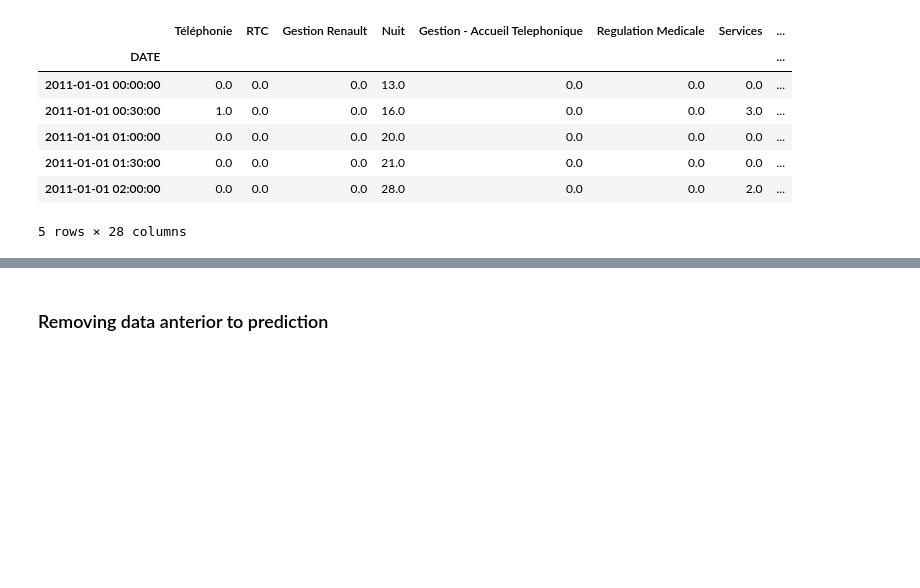
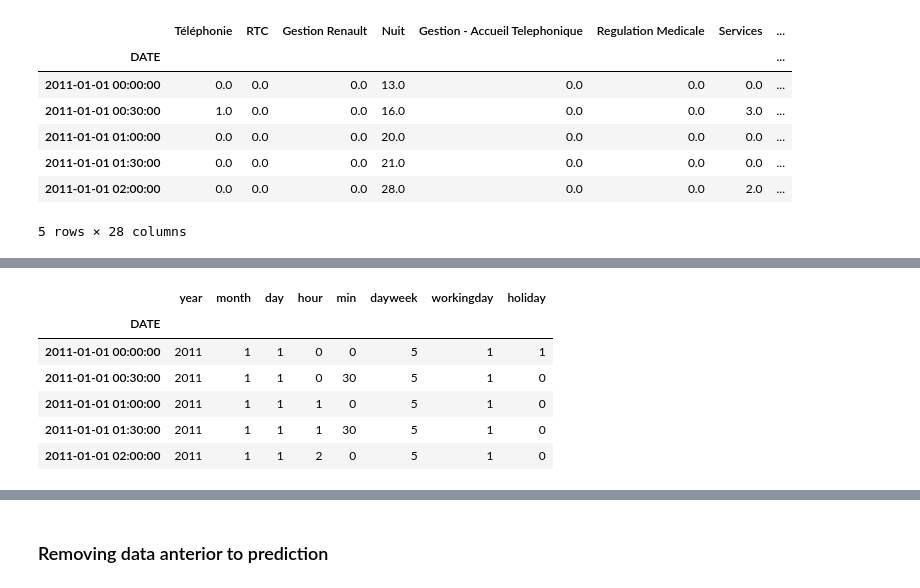
Before and after one commit to GRichard513/AxaChallenge, a Jupyter notebook: Projet_Axa_Antoine.ipynb, the cells around one changed output, grey strips where cells are left out. Cells and saved outputs as stored; diff of their text form; code cells hidden in the pictures; blank space fills up the shorter version.

```diff
--- a/Projet_Axa_Antoine.ipynb
+++ b/Projet_Axa_Antoine.ipynb
@@ -99,7 +122,9 @@ X_train = pd.DataFrame(index = y_df.index)
 X_train['DATE'] = y_df.index
 X_train = splitDatetime(X_train)
 X_train.drop('DATE', axis=1, inplace=True)
-# X_train.head()
+
+s = np.random.uniform(X_train.shape[0]/2,X_train.shape[0],1).astype(int)
+X_train.drop(X_train.index[s:], inplace=True)
 
 date_min = X_train.index.min()
 date_max = X_train.index.max()
@@ -108,5 +133,6 @@ X_train_range = relativedelta.relativedelta(date_max, date_min)
 print('train data first date : %s' %date_min)
 print('train data last date  : %s' %date_max)
 print('train data range : %s months and %s days\n' %(X_train_range.months,X_train_range.days))
+X_train.head()
 # %% [output]
 train data first date : 2011-01-01 00:00:00
@@ -114,0 +141,7 @@ train data range : 7 months and 30 days
+|  | year | month | day | hour | min | dayweek | workingday | holiday |
+| DATE |  |  |  |  |  |  |  |  |
+| 2011-01-01 00:00:00 | 2011 | 1 | 1 | 0 | 0 | 5 | 1 | 1 |
+| 2011-01-01 00:30:00 | 2011 | 1 | 1 | 0 | 30 | 5 | 1 | 0 |
+| 2011-01-01 01:00:00 | 2011 | 1 | 1 | 1 | 0 | 5 | 1 | 0 |
+| 2011-01-01 01:30:00 | 2011 | 1 | 1 | 1 | 30 | 5 | 1 | 0 |
+| 2011-01-01 02:00:00 | 2011 | 1 | 1 | 2 | 0 | 5 | 1 | 0 |
```
Also changed, not shown: parts of 12 cells of this notebook.
